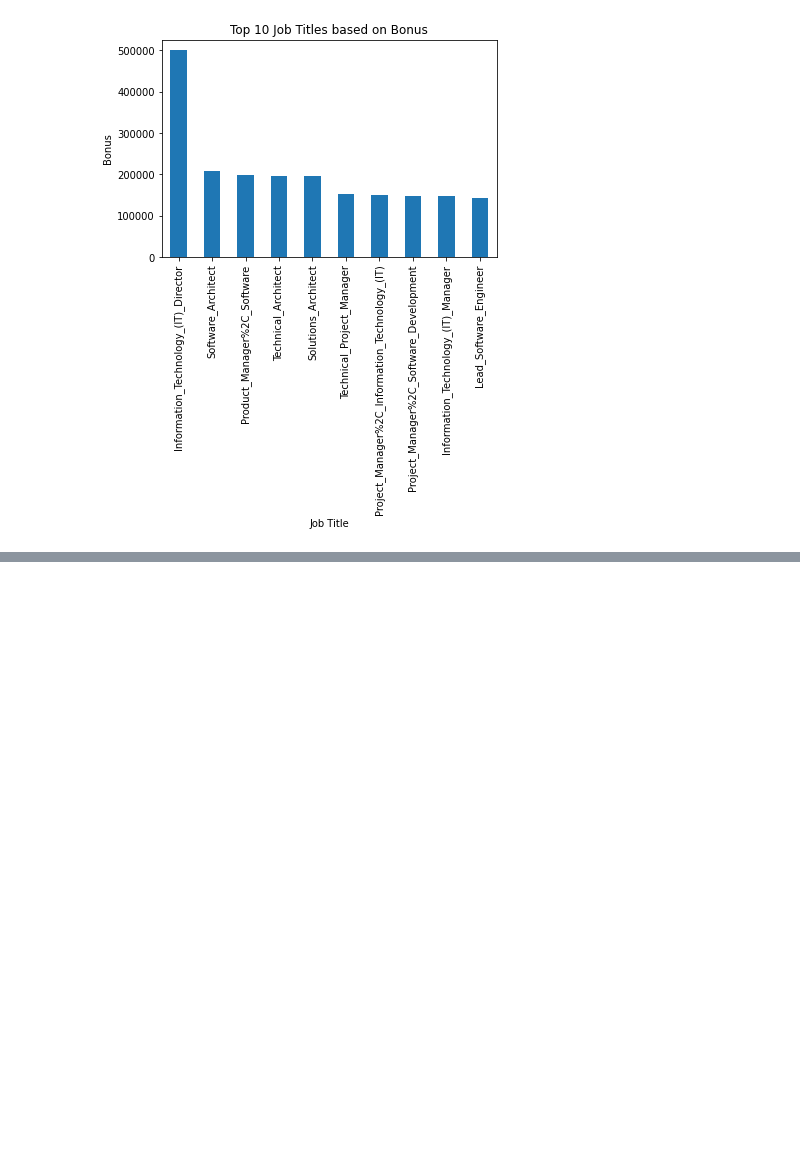
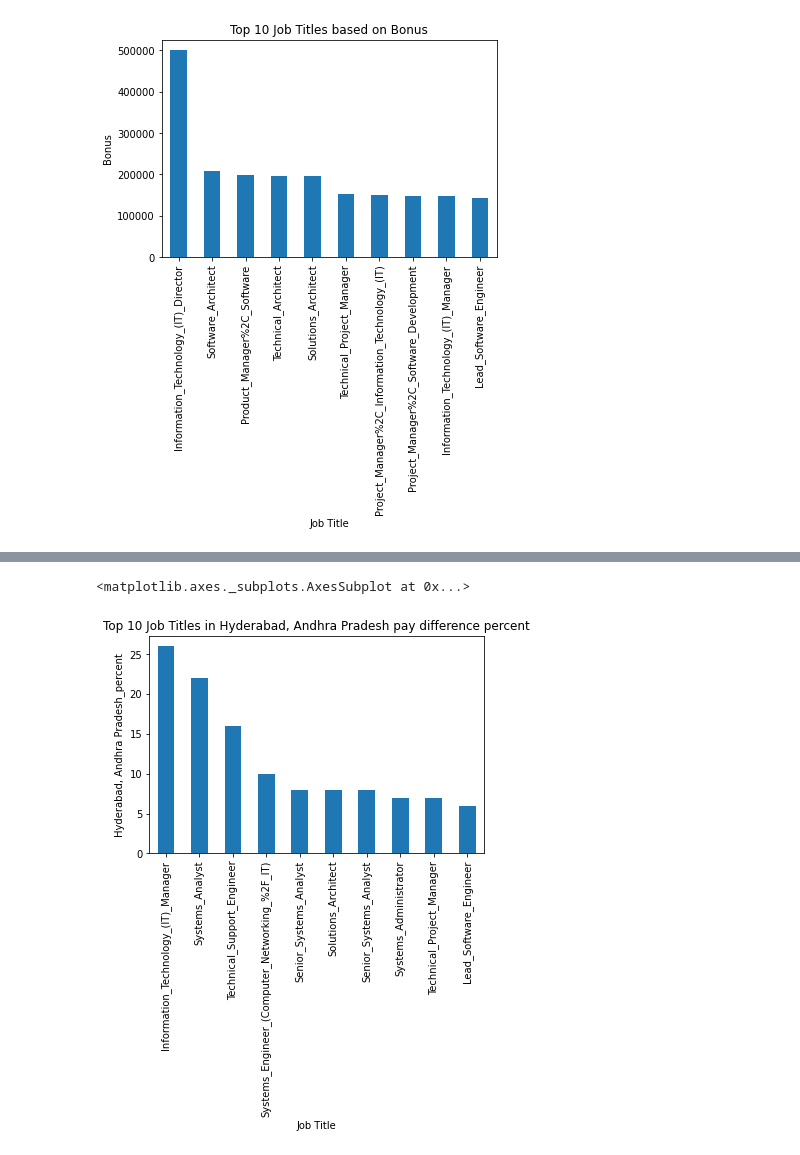
Before and after one commit to saigirishgilly98/Major_Project, a Jupyter notebook: WebScraping.ipynb, the cells around one changed output, grey strips where cells are left out. Cells and saved outputs as stored; diff of their text form; code cells hidden in the pictures; blank space fills up the shorter version.

```diff
--- a/WebScraping.ipynb
+++ b/WebScraping.ipynb
@@ -537,0 +596,5 @@ result.set_index('Job Title').sort_values('Bonus', ascending=False)['Bonus'].hea
+# %%
+result.set_index('Job Title').sort_values('Hyderabad, Andhra Pradesh_percent', ascending=False)['Hyderabad, Andhra Pradesh_percent'].head(10).plot(kind='bar', xlabel='Job Title', ylabel='Hyderabad, Andhra Pradesh_percent', title='Top 10 Job Titles in Hyderabad, Andhra Pradesh pay difference percent')
+# %% [output]
+<matplotlib.axes._subplots.AxesSubplot at 0x...>
+[figure, added]
```
Also changed, not shown: parts of 9 cells of this notebook.
